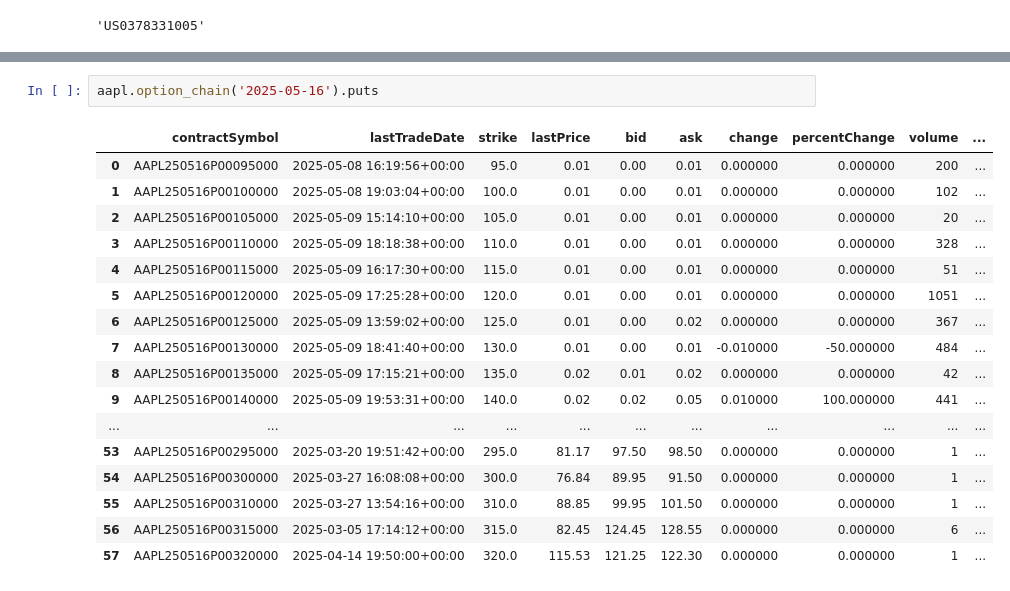
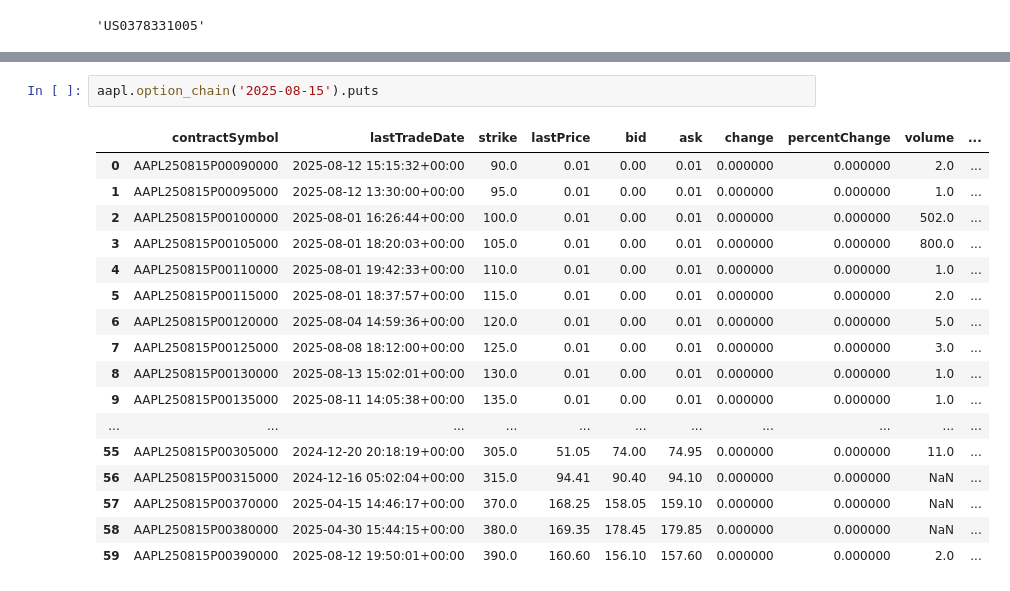
Before and after one commit to Frenz86/IFTS25, a Jupyter notebook: Yfinance_tutorial.ipynb, the cells around one changed output, grey strips where cells are left out. Cells and saved outputs as stored; diff of their text form.

```diff
--- a/Yfinance_tutorial.ipynb
+++ b/Yfinance_tutorial.ipynb
@@ -331,22 +334,22 @@ aapl.options
  '2027-06-17',
  '2027-12-17')
 # %%
-aapl.option_chain('2025-05-16').puts
+aapl.option_chain('2025-08-15').puts
 # %% [output]
 |  | contractSymbol | lastTradeDate | strike | lastPrice | bid | ask | change | percentChange | volume | ... |
-| 0 | AAPL250516P00095000 | 2025-05-08 16:19:56+00:00 | 95.0 | 0.01 | 0.00 | 0.01 | 0.000000 | 0.000000 | 200 | ... |
-| 1 | AAPL250516P00100000 | 2025-05-08 19:03:04+00:00 | 100.0 | 0.01 | 0.00 | 0.01 | 0.000000 | 0.000000 | 102 | ... |
-| 2 | AAPL250516P00105000 | 2025-05-09 15:14:10+00:00 | 105.0 | 0.01 | 0.00 | 0.01 | 0.000000 | 0.000000 | 20 | ... |
-| 3 | AAPL250516P00110000 | 2025-05-09 18:18:38+00:00 | 110.0 | 0.01 | 0.00 | 0.01 | 0.000000 | 0.000000 | 328 | ... |
-| 4 | AAPL250516P00115000 | 2025-05-09 16:17:30+00:00 | 115.0 | 0.01 | 0.00 | 0.01 | 0.000000 | 0.000000 | 51 | ... |
-| 5 | AAPL250516P00120000 | 2025-05-09 17:25:28+00:00 | 120.0 | 0.01 | 0.00 | 0.01 | 0.000000 | 0.000000 | 1051 | ... |
-| 6 | AAPL250516P00125000 | 2025-05-09 13:59:02+00:00 | 125.0 | 0.01 | 0.00 | 0.02 | 0.000000 | 0.000000 | 367 | ... |
-| 7 | AAPL250516P00130000 | 2025-05-09 18:41:40+00:00 | 130.0 | 0.01 | 0.00 | 0.01 | -0.010000 | -50.000000 | 484 | ... |
-| 8 | AAPL250516P00135000 | 2025-05-09 17:15:21+00:00 | 135.0 | 0.02 | 0.01 | 0.02 | 0.000000 | 0.000000 | 42 | ... |
-| 9 | AAPL250516P00140000 | 2025-05-09 19:53:31+00:00 | 140.0 | 0.02 | 0.02 | 0.05 | 0.010000 | 100.000000 | 441 | ... |
+| 0 | AAPL250815P00090000 | 2025-08-12 15:15:32+00:00 | 90.0 | 0.01 | 0.00 | 0.01 | 0.000000 | 0.000000 | 2.0 | ... |
+| 1 | AAPL250815P00095000 | 2025-08-12 13:30:00+00:00 | 95.0 | 0.01 | 0.00 | 0.01 | 0.000000 | 0.000000 | 1.0 | ... |
+| 2 | AAPL250815P00100000 | 2025-08-01 16:26:44+00:00 | 100.0 | 0.01 | 0.00 | 0.01 | 0.000000 | 0.000000 | 502.0 | ... |
+| 3 | AAPL250815P00105000 | 2025-08-01 18:20:03+00:00 | 105.0 | 0.01 | 0.00 | 0.01 | 0.000000 | 0.000000 | 800.0 | ... |
+| 4 | AAPL250815P00110000 | 2025-08-01 19:42:33+00:00 | 110.0 | 0.01 | 0.00 | 0.01 | 0.000000 | 0.000000 | 1.0 | ... |
+| 5 | AAPL250815P00115000 | 2025-08-01 18:37:57+00:00 | 115.0 | 0.01 | 0.00 | 0.01 | 0.000000 | 0.000000 | 2.0 | ... |
+| 6 | AAPL250815P00120000 | 2025-08-04 14:59:36+00:00 | 120.0 | 0.01 | 0.00 | 0.01 | 0.000000 | 0.000000 | 5.0 | ... |
+| 7 | AAPL250815P00125000 | 2025-08-08 18:12:00+00:00 | 125.0 | 0.01 | 0.00 | 0.01 | 0.000000 | 0.000000 | 3.0 | ... |
+| 8 | AAPL250815P00130000 | 2025-08-13 15:02:01+00:00 | 130.0 | 0.01 | 0.00 | 0.01 | 0.000000 | 0.000000 | 1.0 | ... |
+| 9 | AAPL250815P00135000 | 2025-08-11 14:05:38+00:00 | 135.0 | 0.01 | 0.00 | 0.01 | 0.000000 | 0.000000 | 1.0 | ... |
 | ... | ... | ... | ... | ... | ... | ... | ... | ... | ... | ... |
-| 53 | AAPL250516P00295000 | 2025-03-20 19:51:42+00:00 | 295.0 | 81.17 | 97.50 | 98.50 | 0.000000 | 0.000000 | 1 | ... |
-| 54 | AAPL250516P00300000 | 2025-03-27 16:08:08+00:00 | 300.0 | 76.84 | 89.95 | 91.50 | 0.000000 | 0.000000 | 1 | ... |
-| 55 | AAPL250516P00310000 | 2025-03-27 13:54:16+00:00 | 310.0 | 88.85 | 99.95 | 101.50 | 0.000000 | 0.000000 | 1 | ... |
-| 56 | AAPL250516P00315000 | 2025-03-05 17:14:12+00:00 | 315.0 | 82.45 | 124.45 | 128.55 | 0.000000 | 0.000000 | 6 | ... |
-| 57 | AAPL250516P00320000 | 2025-04-14 19:50:00+00:00 | 320.0 | 115.53 | 121.25 | 122.30 | 0.000000 | 0.000000 | 1 | ... |
+| 55 | AAPL250815P00305000 | 2024-12-20 20:18:19+00:00 | 305.0 | 51.05 | 74.00 | 74.95 | 0.000000 | 0.000000 | 11.0 | ... |
+| 56 | AAPL250815P00315000 | 2024-12-16 05:02:04+00:00 | 315.0 | 94.41 | 90.40 | 94.10 | 0.000000 | 0.000000 | NaN | ... |
+| 57 | AAPL250815P00370000 | 2025-04-15 14:46:17+00:00 | 370.0 | 168.25 | 158.05 | 159.10 | 0.000000 | 0.000000 | NaN | ... |
+| 58 | AAPL250815P00380000 | 2025-04-30 15:44:15+00:00 | 380.0 | 169.35 | 178.45 | 179.85 | 0.000000 | 0.000000 | NaN | ... |
+| 59 | AAPL250815P00390000 | 2025-08-12 19:50:01+00:00 | 390.0 | 160.60 | 156.10 | 157.60 | 0.000000 | 0.000000 | 2.0 | ... |
```
Also changed, not shown: parts of 15 cells of this notebook, 8 other files.
